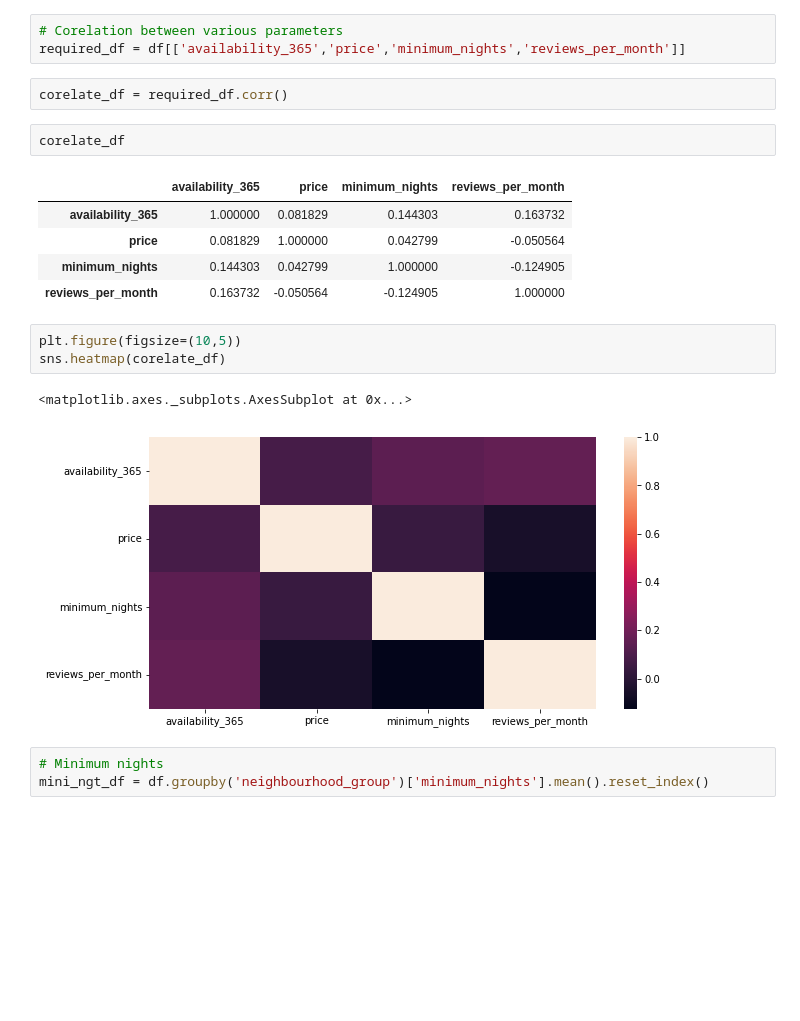
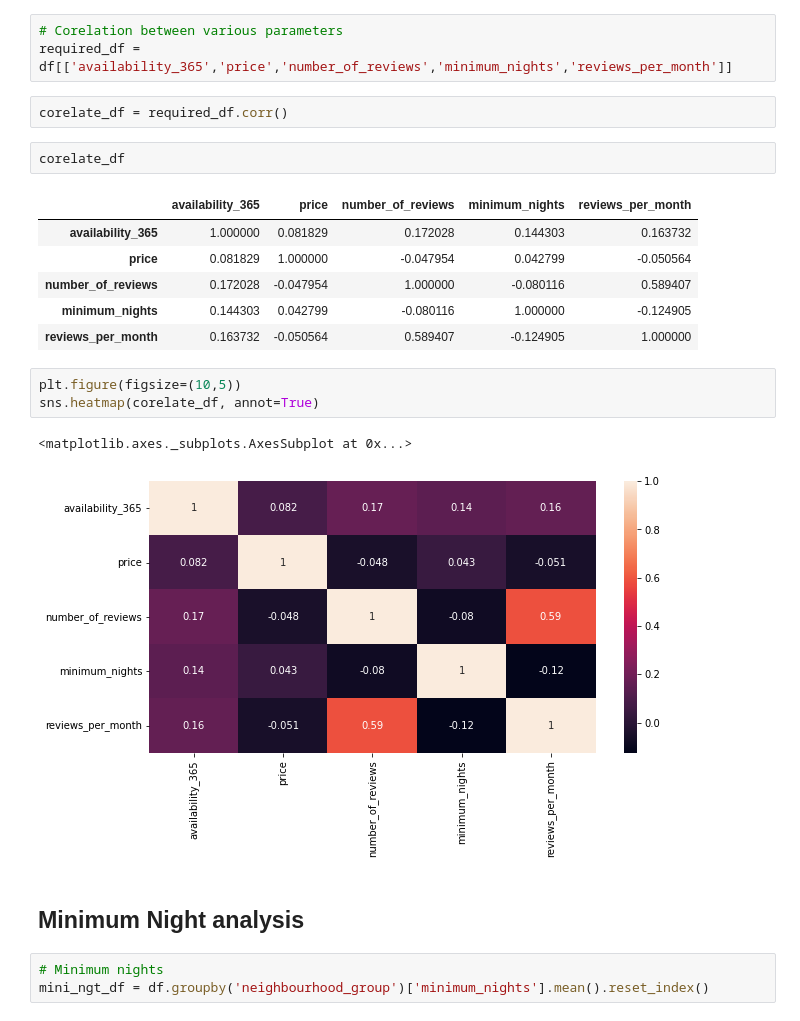
Before and after one commit to mgbhat97/Airbnb-Booking-EDA, a Jupyter notebook: Airbnb_Bookings_Analysis_Capstone_Project.ipynb, the cells around one changed output. Drawn from its saved outputs; the diff is of its cells as text; blank space fills up the shorter version.

```diff
--- a/Airbnb_Bookings_Analysis_Capstone_Project.ipynb
+++ b/Airbnb_Bookings_Analysis_Capstone_Project.ipynb
@@ -362,22 +354,25 @@ plt.bar(avg_availabilty_neigbhourhood_df['neighbourhood'],height=avg_availabilty
 # %%
 # Corelation between various parameters
-required_df = df[['availability_365','price','minimum_nights','reviews_per_month']]
+required_df = df[['availability_365','price','number_of_reviews','minimum_nights','reviews_per_month']]
 # %%
 corelate_df = required_df.corr()
 # %%
 corelate_df
 # %% [output]
-|  | availability_365 | price | minimum_nights | reviews_per_month |
-| availability_365 | 1.000000 | 0.081829 | 0.144303 | 0.163732 |
-| price | 0.081829 | 1.000000 | 0.042799 | -0.050564 |
-| minimum_nights | 0.144303 | 0.042799 | 1.000000 | -0.124905 |
-| reviews_per_month | 0.163732 | -0.050564 | -0.124905 | 1.000000 |
+|  | availability_365 | price | number_of_reviews | minimum_nights | reviews_per_month |
+| availability_365 | 1.000000 | 0.081829 | 0.172028 | 0.144303 | 0.163732 |
+| price | 0.081829 | 1.000000 | -0.047954 | 0.042799 | -0.050564 |
+| number_of_reviews | 0.172028 | -0.047954 | 1.000000 | -0.080116 | 0.589407 |
+| minimum_nights | 0.144303 | 0.042799 | -0.080116 | 1.000000 | -0.124905 |
+| reviews_per_month | 0.163732 | -0.050564 | 0.589407 | -0.124905 | 1.000000 |
 # %%
 plt.figure(figsize=(10,5))
-sns.heatmap(corelate_df)
+sns.heatmap(corelate_df, annot=True)
 # %% [output]
 <matplotlib.axes._subplots.AxesSubplot at 0x...>
-[figure, old version]
+[figure, new version]
+# %% [markdown]
+## Minimum Night analysis
 # %%
 # Minimum nights
 mini_ngt_df = df.groupby('neighbourhood_group')['minimum_nights'].mean().reset_index()
```
Also changed, not shown: parts of 16 cells of this notebook.
